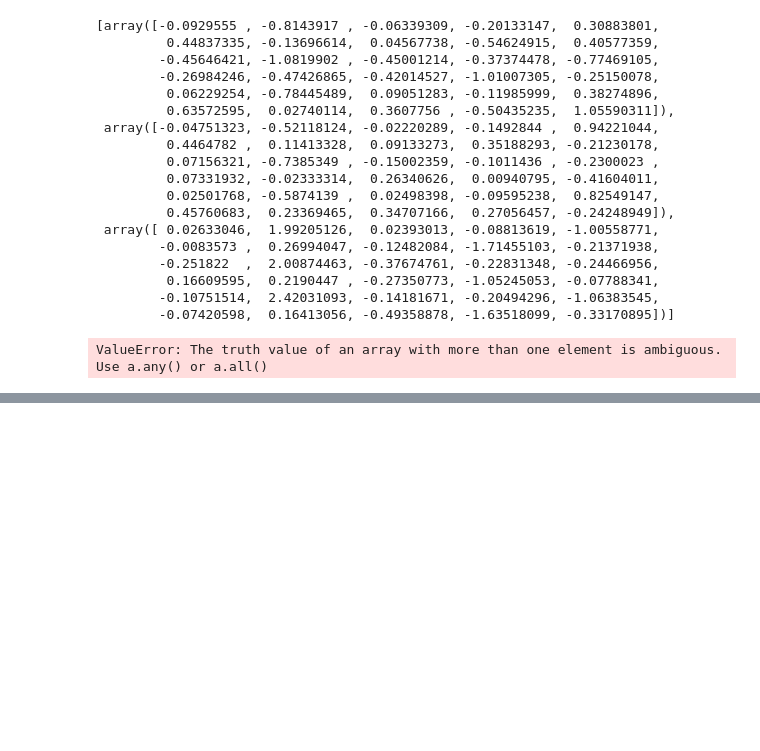
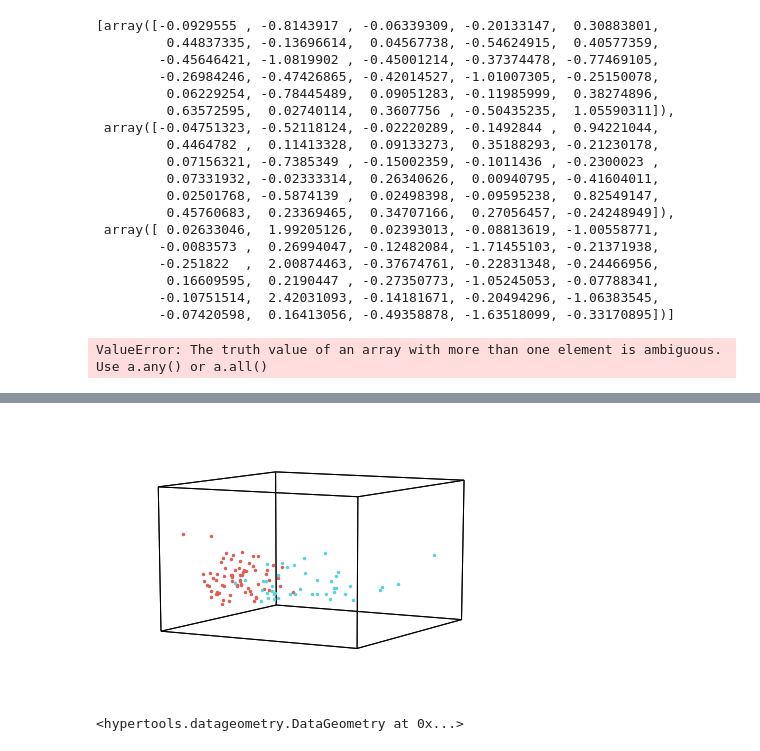
Before and after one commit to Estheray/D-Sigh, a Jupyter notebook: Project_Part_2.ipynb, the cells around one changed output, grey strips where cells are left out. Saved outputs shown, nothing was run; the diff lists cells and outputs as text; code cells hidden in the pictures; blank space fills up the shorter version.

```diff
--- a/Project_Part_2.ipynb
+++ b/Project_Part_2.ipynb
@@ -924,0 +1020,5 @@ ValueError: The truth value of an array with more than one element is ambiguous.
+# %%
+hyp.plot(X_test_arr,'.',hue=y_test_arr,ndims=5,save_path='test_vis_a.png')
+# %% [output]
+[figure, added]
+<hypertools.datageometry.DataGeometry at 0x...>
```
Also changed, not shown: parts of 50 cells of this notebook, 1 other file.
